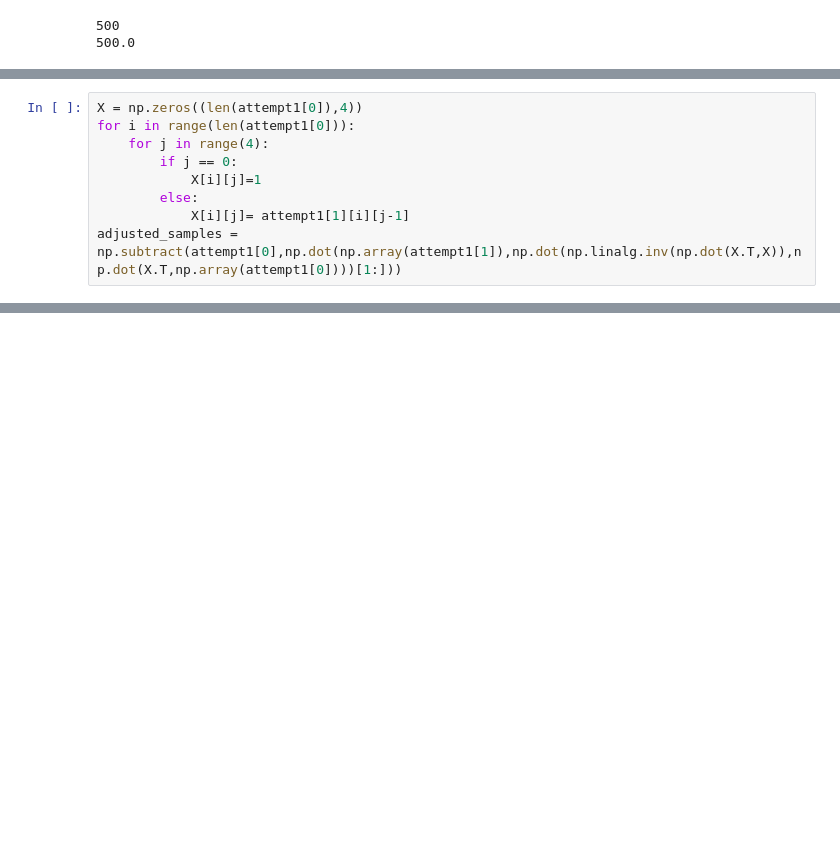
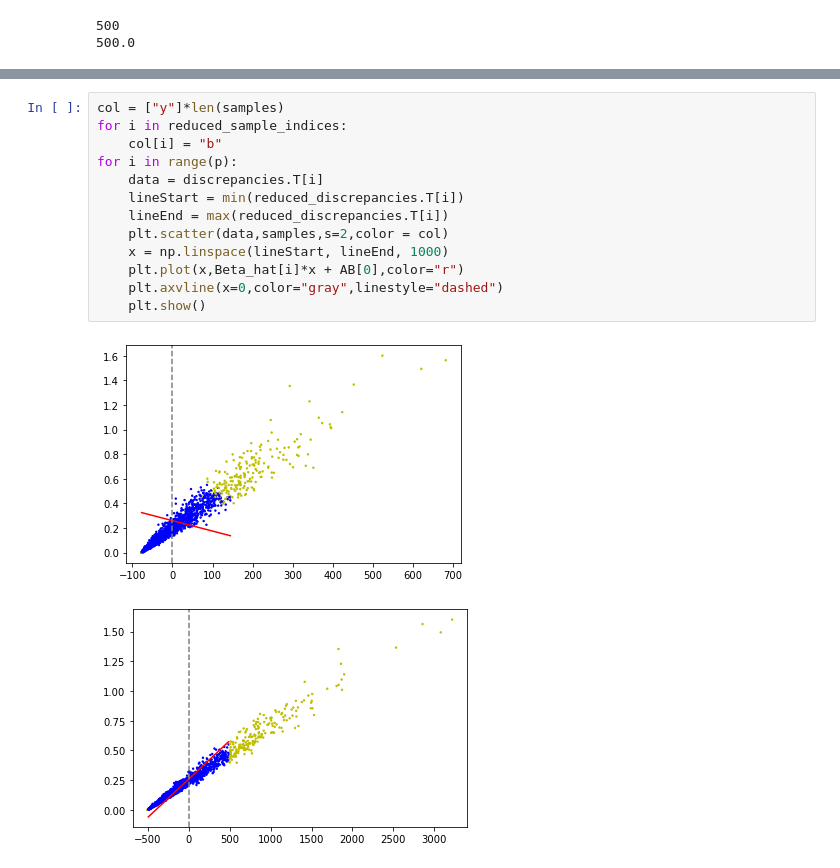
Before and after one commit to samslamowicz/MastersProject, a Jupyter notebook: ABC - Regression Adjustment for Mutation Rate.ipynb, the cells around one changed output, grey strips where cells are left out. Cells and saved outputs as stored; diff of their text form; blank space fills up the shorter version.

```diff
--- a/ABC - Regression Adjustment for Mutation Rate.ipynb
+++ b/ABC - Regression Adjustment for Mutation Rate.ipynb
@@ -73,9 +125,0 @@ Acceptance probability : 0.00221
-# %%
-X = np.zeros((len(attempt1[0]),4))
-for i in range(len(attempt1[0])):
-    for j in range(4):
-        if j == 0:
-            X[i][j]=1
-        else:
-            X[i][j]= attempt1[1][i][j-1]
-adjusted_samples = np.subtract(attempt1[0],np.dot(np.array(attempt1[1]),np.dot(np.linalg.inv(np.dot(X.T,X)),np.dot(X.T,np.array(attempt1[0])))[1:]))
@@ -93,0 +126,16 @@ Acceptance probability : 0.00221
+# %%
+col = ["y"]*len(samples)
+for i in reduced_sample_indices:
+    col[i] = "b"
+for i in range(p):
+    data = discrepancies.T[i]
+    lineStart = min(reduced_discrepancies.T[i])
+    lineEnd = max(reduced_discrepancies.T[i])
+    plt.scatter(data,samples,s=2,color = col)
+    x = np.linspace(lineStart, lineEnd, 1000)
+    plt.plot(x,Beta_hat[i]*x + AB[0],color="r")
+    plt.axvline(x=0,color="gray",linestyle="dashed")
+    plt.show()
+# %% [output]
+[figure, added]
+[figure, added]
```
Also changed, not shown: parts of 6 cells of this notebook, 1 other file.
